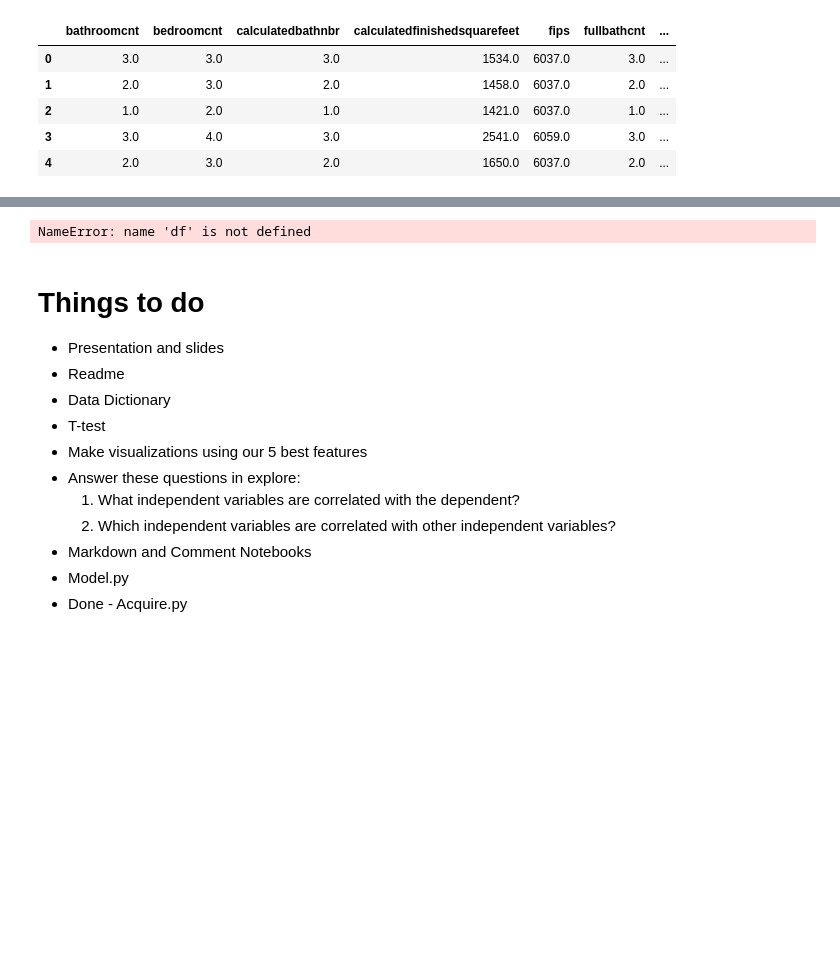
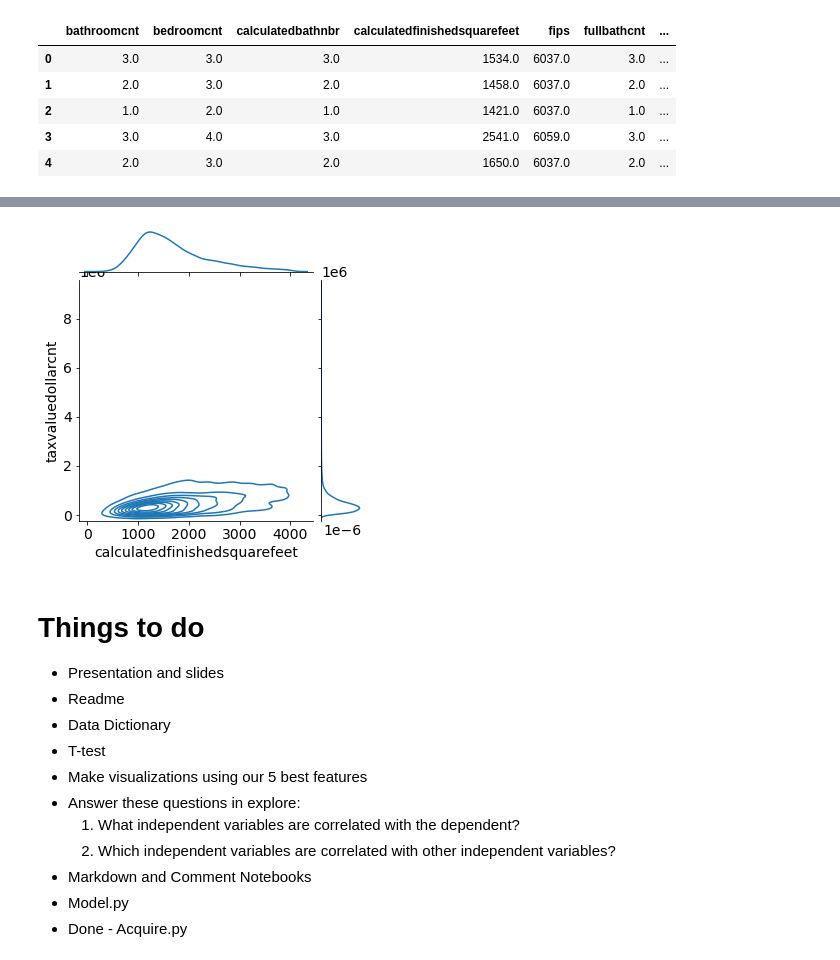
Before and after one commit to AAranda10/regression_project, a Jupyter notebook: luke_acquire_prep_explore.ipynb, the cells around one changed output, grey strips where cells are left out. Drawn from its saved outputs; the diff is of its cells as text; code cells hidden in the pictures; blank space fills up the shorter version.

```diff
--- a/luke_acquire_prep_explore.ipynb
+++ b/luke_acquire_prep_explore.ipynb
@@ -442,8 +455,8 @@ plt.show()
 # %%
-sns.jointplot(y = "taxamount", x = "yearbuilt", data=df, kind='kde', height=5)
+sns.jointplot(y = "taxvaluedollarcnt", x = "calculatedfinishedsquarefeet", data=df, kind='kde', height=5)
 plt.show()
 # %% [output]
-NameError: name 'df' is not defined
+[figure, added]
 # %% [markdown]
 # Things to do
 - Presentation and slides
```
Also changed, not shown: parts of 13 cells of this notebook, 1 other file.
